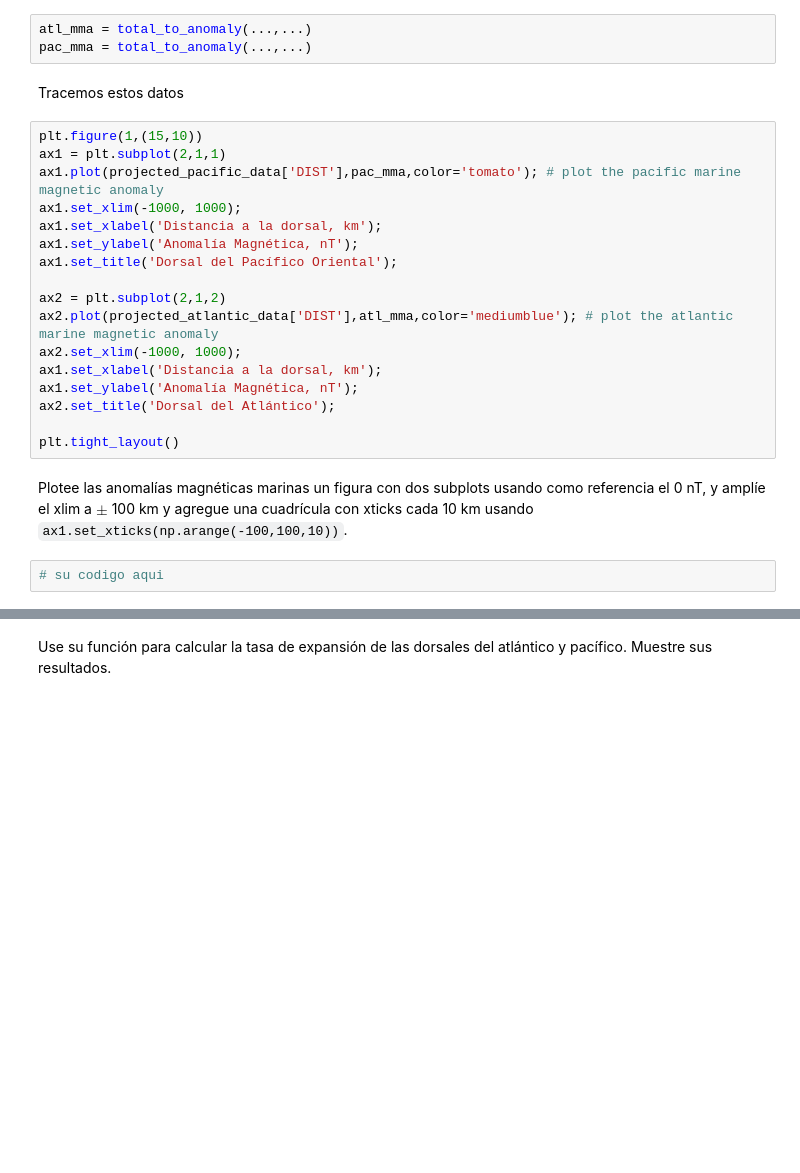
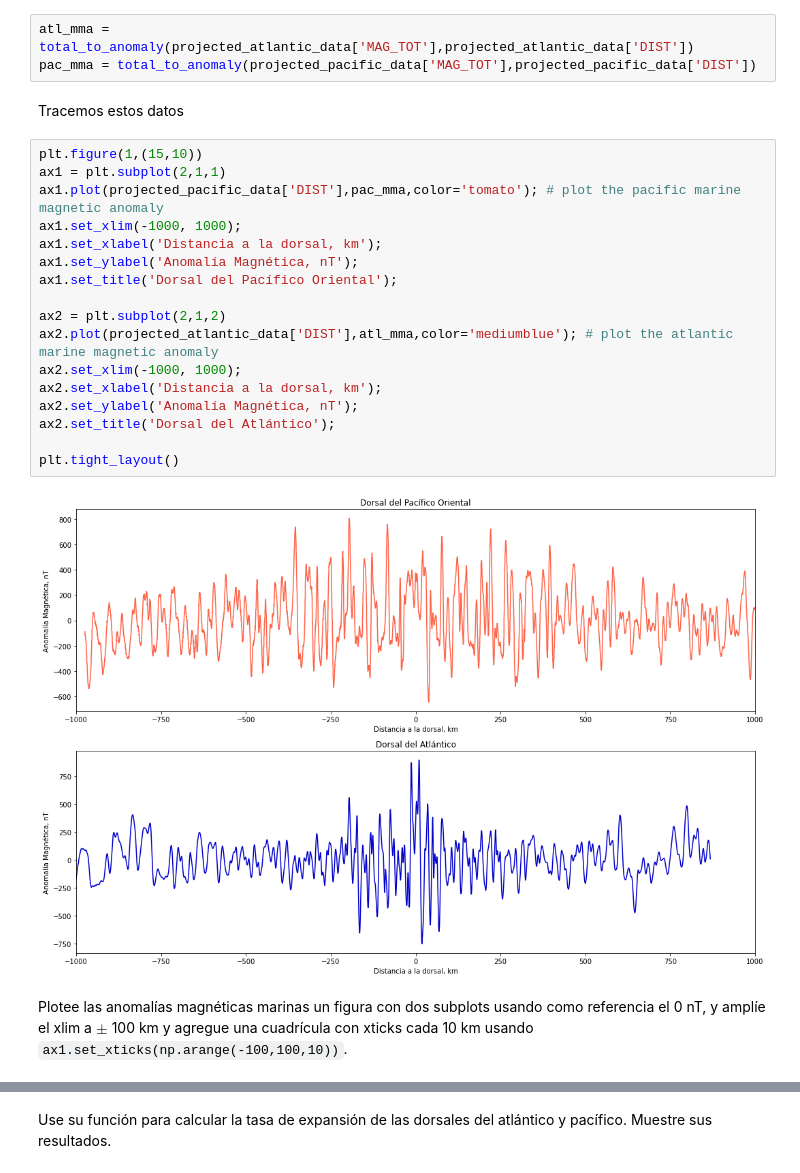
Before and after one commit to Pablolog42/2021-CD2201, a Jupyter notebook: Semana4/Actividad_Semana_04/Actividad_Clase_04.ipynb, the cells around one changed output, grey strips where cells are left out. Cells and saved outputs as stored; diff of their text form; blank space fills up the shorter version.

```diff
--- a/Semana4/Actividad_Semana_04/Actividad_Clase_04.ipynb
+++ b/Semana4/Actividad_Semana_04/Actividad_Clase_04.ipynb
@@ -270,28 +275,28 @@ def total_to_anomaly(total_mag, distance):
 # %% [markdown]
 Utilice esta función ``total_to_anomaly`` para calcular las anomalías magnéticas marinas.
 # %%
-atl_mma = total_to_anomaly(...,...)
-pac_mma = total_to_anomaly(...,...)
+atl_mma = total_to_anomaly(projected_atlantic_data['MAG_TOT'],projected_atlantic_data['DIST'])
+pac_mma = total_to_anomaly(projected_pacific_data['MAG_TOT'],projected_pacific_data['DIST'])
 # %% [markdown]
 Tracemos estos datos
 # %%
 plt.figure(1,(15,10))
 ax1 = plt.subplot(2,1,1)
 ax1.plot(projected_pacific_data['DIST'],pac_mma,color='tomato'); # plot the pacific marine magnetic anomaly
 ax1.set_xlim(-1000, 1000);
 ax1.set_xlabel('Distancia a la dorsal, km');
 ax1.set_ylabel('Anomalía Magnética, nT');
 ax1.set_title('Dorsal del Pacífico Oriental');
 
 ax2 = plt.subplot(2,1,2)
 ax2.plot(projected_atlantic_data['DIST'],atl_mma,color='mediumblue'); # plot the atlantic marine magnetic anomaly
 ax2.set_xlim(-1000, 1000);
-ax1.set_xlabel('Distancia a la dorsal, km');
-ax1.set_ylabel('Anomalía Magnética, nT');
+ax2.set_xlabel('Distancia a la dorsal, km');
+ax2.set_ylabel('Anomalía Magnética, nT');
 ax2.set_title('Dorsal del Atlántico');
 
 plt.tight_layout()
+# %% [output]
+[figure, added]
 # %% [markdown]
 Plotee las anomalías magnéticas marinas un figura con dos subplots usando como referencia el 0 nT, y amplíe el xlim a $\pm$ 100 km y agregue una cuadrícula con xticks cada 10 km usando ``ax1.set_xticks(np.arange(-100,100,10))``.
-# %%
-# su codigo aqui
```
Also changed, not shown: parts of 15 cells of this notebook, 1 other file.
